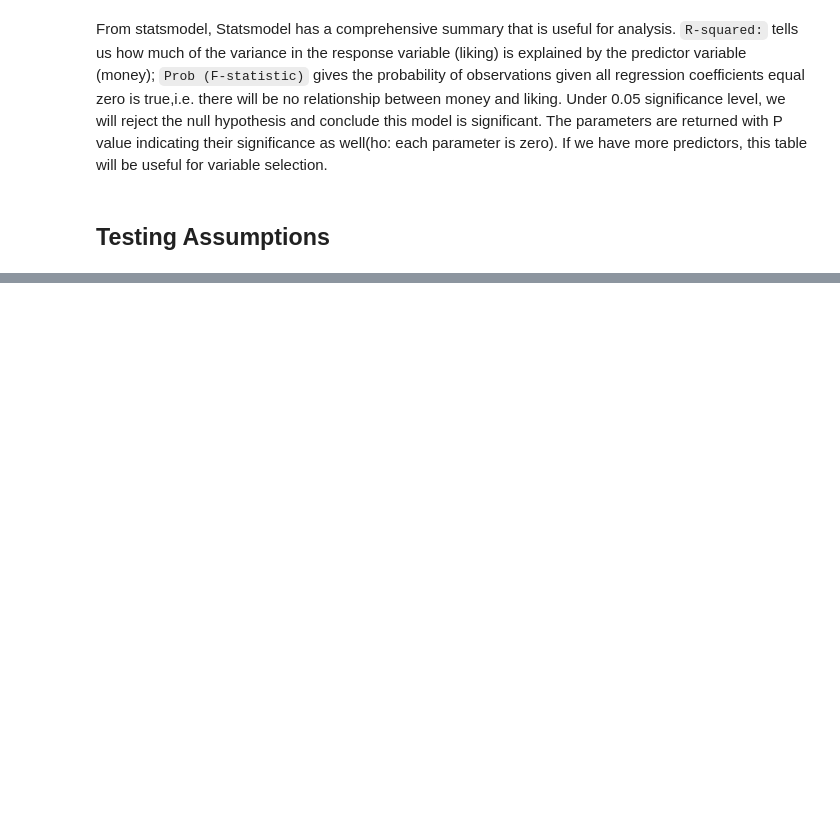
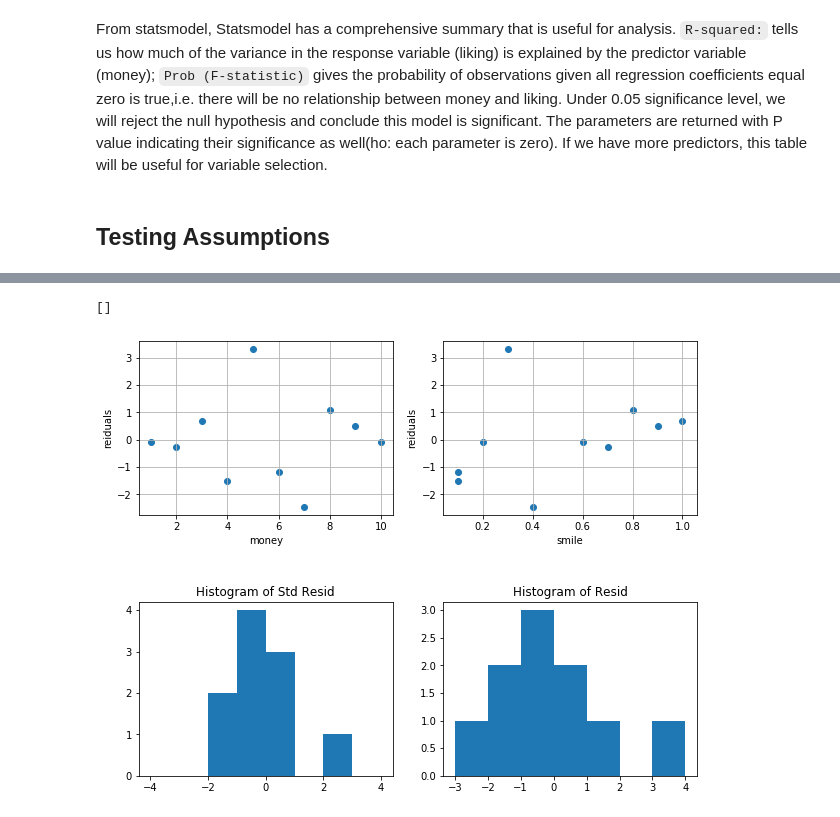
Before and after one commit to AilingLiu/Inferential_Statistics, a Jupyter notebook: Inferential_Statistics.ipynb, the cells around one changed output, grey strips where cells are left out. Cells and saved outputs as stored; diff of their text form; code cells hidden in the pictures; blank space fills up the shorter version.

```diff
--- a/Inferential_Statistics.ipynb
+++ b/Inferential_Statistics.ipynb
@@ -588,0 +644,9 @@ From statsmodel, Statsmodel has a comprehensive summary that is useful for analy
+# %%
+smile = np.array([0.6, 0.7, 1.0, 0.1, 0.3, 0.1, 0.4, 0.8, 0.9, 0.2]) #predictor
+money  = np.array([1, 2, 3, 4, 5, 6, 7, 8, 9, 10]) #predictor
+liking = np.array([2.2, 2.8, 4.5, 3.1, 8.7, 5.0, 4.5, 8.8, 9.0, 9.2]) #response
+df = pd.DataFrame({'smile':smile, 'money': money, 'liking':liking})
+#using statsmodel ols function
+X=sm.add_constant(df[['smile', 'money']])
+model=sm.OLS(df['liking'], X).fit()
+print(model.summary())
@@ -588,0 +691,21 @@ From statsmodel, Statsmodel has a comprehensive summary that is useful for analy
+# %%
+import matplotlib.pyplot as plt
+
+residulas = model.resid
+stdresid = residuals/np.std(residuals)
+fig, axes=plt.subplots(nrows=2, ncols=2, figsize=(10, 8))
+axes[0, 0].scatter(df['money'], residuals)
+axes[0, 0].set(xlabel='money', ylabel='reiduals')
+axes[0, 0].grid()
+axes[0, 1].scatter(df['smile'], residuals)
+axes[0, 1].set(xlabel='smile', ylabel='reiduals')
+axes[0, 1].grid()
+axes[1, 0].hist(stdresid, bins=[-4, -3, -2, -1, 0, 1, 2, 3, 4])
+axes[1, 0].set(title='Histogram of Std Resid')
+axes[1, 1].hist(residuals, bins=[-3, -2, -1, 0, 1, 2, 3, 4], align='mid')
+axes[1, 1].set(title='Histogram of Resid')
+fig.subplots_adjust(wspace=0.2, hspace=0.5)
+plt.plot()
+# %% [output]
+[]
+[figure, added]
```
Also changed, not shown: parts of 29 cells of this notebook.
